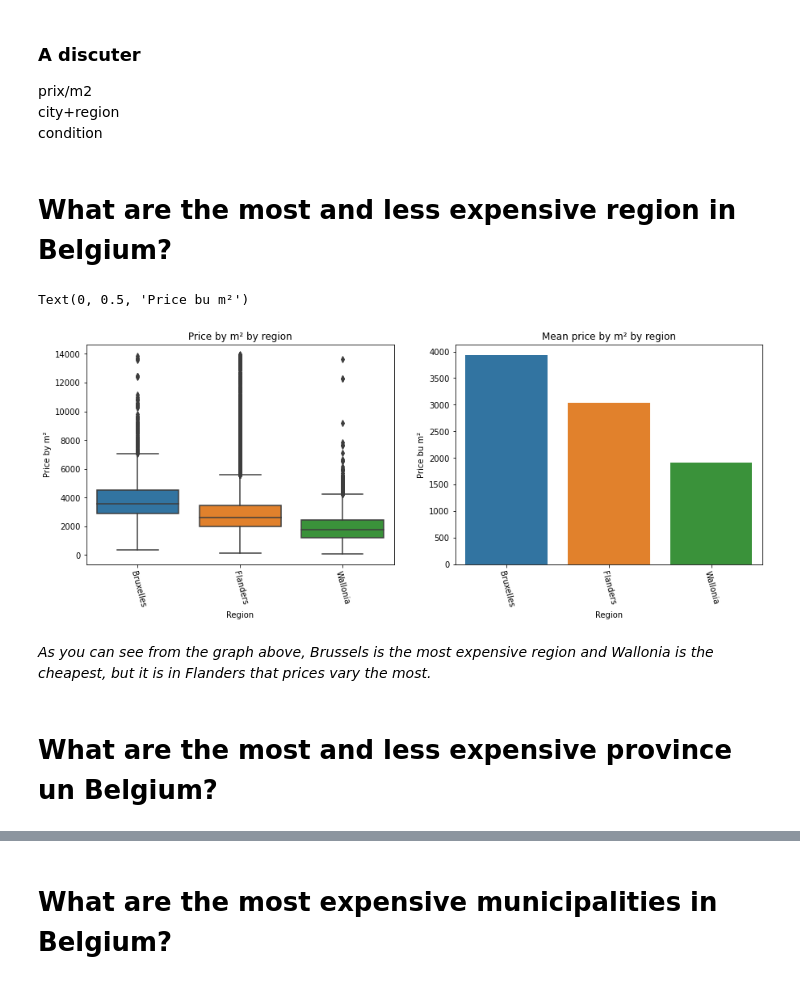
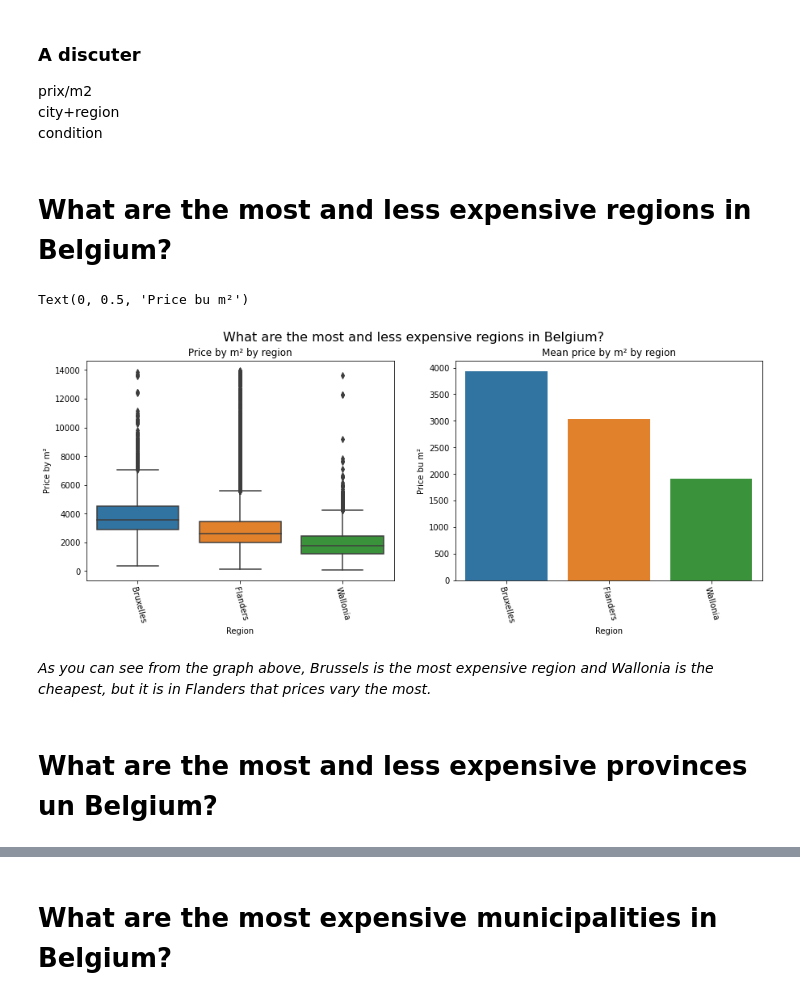
Before and after one commit to abdellahML/challenge-data-analysis, a Jupyter notebook: Codes/Interpretation.ipynb, the cells around one changed output, grey strips where cells are left out. Saved outputs shown, nothing was run; the diff lists cells and outputs as text; code cells hidden in the pictures.

```diff
--- a/Codes/Interpretation.ipynb
+++ b/Codes/Interpretation.ipynb
@@ -247,35 +247,36 @@ prix/m2
 city+region
 condition
 # %% [markdown]
-# What are the most and less expensive region in Belgium?
+# What are the most and less expensive regions in Belgium?
 # %%
 plt.figure(1, figsize=(15,5))
+plt.suptitle("What are the most and less expensive regions in Belgium?", fontsize=16)
 
 cities = df[["city","price_by_m2","region"]]
 plt.subplot(121)
 sns.boxplot(x="region", y="price_by_m2", data=cities)
 plt.xticks(rotation=-75)
 plt.title("Price by m² by region")
 plt.xlabel("Region")
 plt.ylabel("Price by m²")
 
 cities = df.groupby(by="region")
 cities = cities["price_by_m2"].agg(np.mean)
 cities = pd.DataFrame(cities)
 cities["region"] = cities.index
 cities.sort_values(by="price_by_m2", ascending=False, inplace=True)
 plt.subplot(122)
 sns.barplot(x="region", y="price_by_m2", data=cities.head())
 plt.xticks(rotation=-75)
 plt.title("Mean price by m² by region")
 plt.xlabel("Region")
 plt.ylabel("Price bu m²")
 # %% [output]
 Text(0, 0.5, 'Price bu m²')
-[figure, old version]
+[figure, new version]
 # %% [markdown]
 <i>As you can see from the graph above, Brussels is the most expensive region and Wallonia is the cheapest, but it is in Flanders that prices vary the most.</i>
 # %% [markdown]
-# What are the most and less expensive province un Belgium?
+# What are the most and less expensive provinces un Belgium?
 # %%
 plt.figure(1, figsize=(15,5))
```
Also changed, not shown: parts of 11 cells of this notebook.
